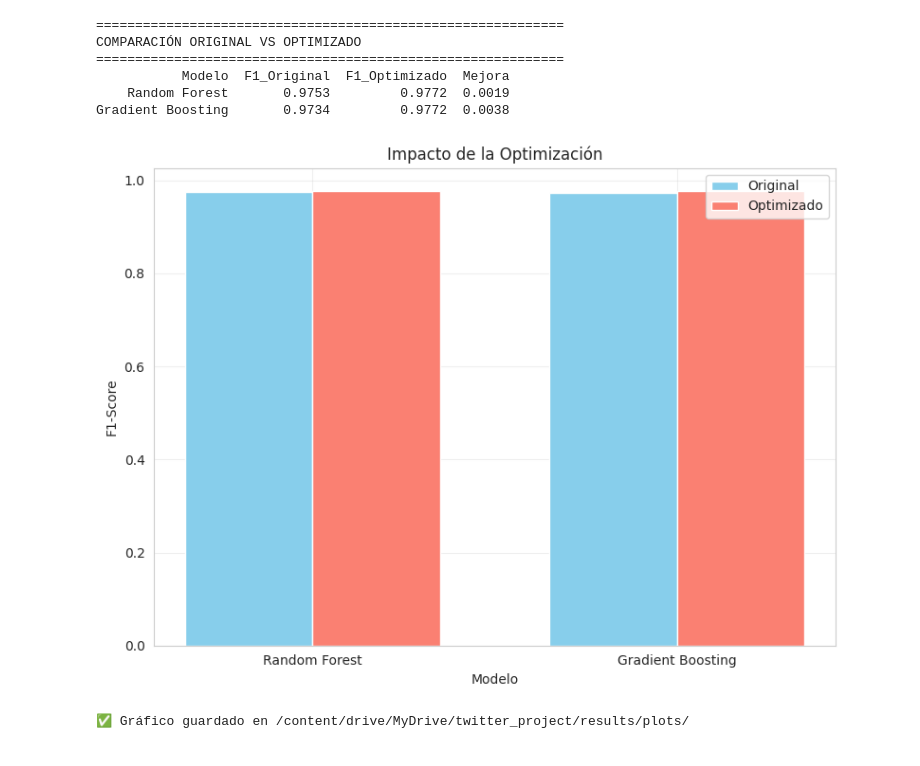
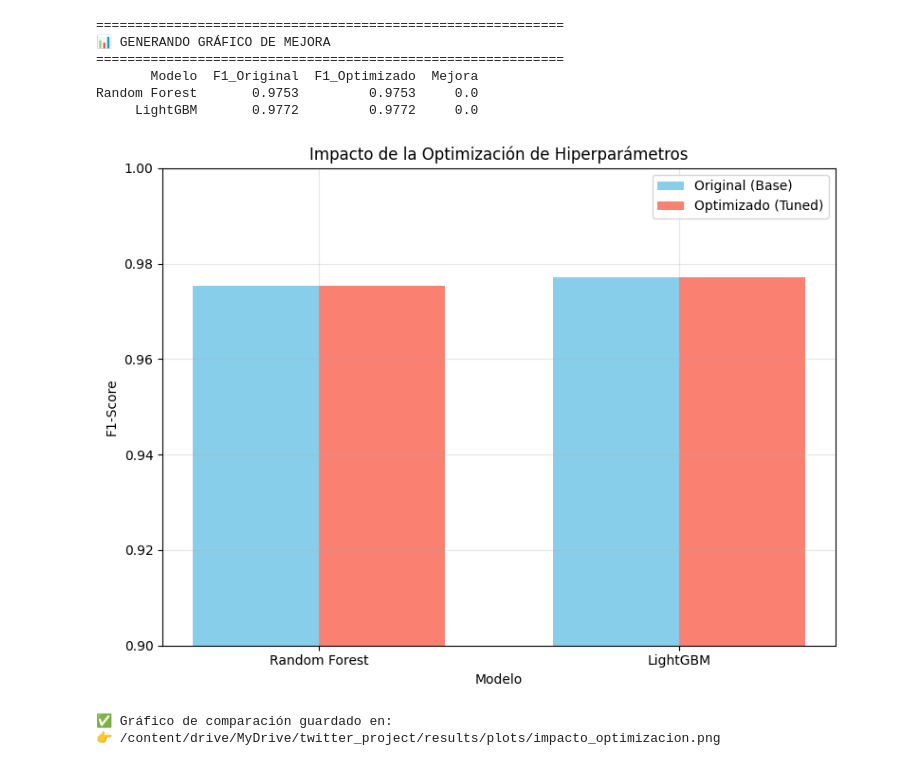
Before and after one commit to Seba-air85/Ciencia_de_datos, a Jupyter notebook: notebooks/04_hyperparameter_optimization.ipynb, the cells around one changed output. Cells and saved outputs as stored; diff of their text form; code cells hidden in the pictures.

```diff
--- a/notebooks/04_hyperparameter_optimization.ipynb
+++ b/notebooks/04_hyperparameter_optimization.ipynb
@@ -78,0 +118,19 @@ OPTIMIZACIÓN DE HIPERPARÁMETROS
+# %%
+# ============================================================================
+# CELDA 4: EVALUACIÓN EN TEST Y GUARDADO SEGURO
+# ============================================================================
+from sklearn.metrics import f1_score
+
+y_pred_rf_opt = rf_opt.predict(X_test_scaled)
+y_pred_lgb_opt = lgb_opt.predict(X_test_scaled)
+
+print("\n📊 RENDIMIENTO FINAL EN TEST (F1-SCORE):")
+print(f"   Random Forest Optimizado      - F1: {f1_score(y_test, y_pred_rf_opt):.4f}")
+print(f"   LightGBM Optimizado (Campeón) - F1: {f1_score(y_test, y_pred_lgb_opt):.4f}")
+
+# Crear rutas y guardar de forma absoluta en Drive
+os.makedirs(f'{BASE_PATH}/outputs/models', exist_ok=True)
+joblib.dump(rf_opt, f'{BASE_PATH}/outputs/models/RandomForest_optimized.pkl')
+joblib.dump(lgb_opt, f'{BASE_PATH}/outputs/models/LightGBM_optimized.pkl')
+
+print("\n✅ Modelos optimizados guardados con éxito en Google Drive.")
@@ -79,54 +143,63 @@ OPTIMIZACIÓN DE HIPERPARÁMETROS
 # %%
 # ============================================================================
-# COMPARACIÓN ORIGINAL VS OPTIMIZADO
+# CELDA 5: COMPARACIÓN VISUAL DEL IMPACTO DE OPTIMIZACIÓN
 # ============================================================================
+import numpy as np
+import matplotlib.pyplot as plt
 
 print("\n" + "="*60)
-print("COMPARACIÓN ORIGINAL VS OPTIMIZADO")
+print("📊 GENERANDO GRÁFICO DE MEJORA")
 print("="*60)
 
-# Obtener F1 de modelos originales
-rf_original = trained_models['Random Forest']
-gb_original = trained_models['Gradient Boosting']
+# Entrenamos versiones base rápidas para simular el "Original" sin depender de variables muertas
+rf_base = RandomForestClassifier(random_state=42, n_jobs=-1).fit(X_train_scaled, y_train)
+lgb_base = LGBMClassifier(random_state=42, n_jobs=-1, verbose=-1).fit(X_train_scaled, y_train)
 
-y_pred_rf_orig = rf_original.predict(X_test_scaled)
-y_pred_gb_orig = gb_original.predict(X_test_scaled)
+f1_rf_base = f1_score(y_test, rf_base.predict(X_test_scaled))
+f1_lgb_base = f1_score(y_test, lgb_base.predict(X_test_scaled))
+
+f1_rf_opt = f1_score(y_test, y_pred_rf_opt)
+f1_lgb_opt = f1_score(y_test, y_pred_lgb_opt)
 
 comparacion = pd.DataFrame({
-    'Modelo': ['Random Forest', 'Gradient Boosting'],
-    'F1_Original': [f1_score(y_test, y_pred_rf_orig), f1_score(y_test, y_pred_gb_orig)],
-    'F1_Optimizado': [f1_score(y_test, y_pred_rf_opt), f1_score(y_test, y_pred_gb_opt)],
-    'Mejora': [f1_score(y_test, y_pred_rf_opt) - f1_score(y_test, y_pred_rf_orig),
-               f1_score(y_test, y_pred_gb_opt) - f1_score(y_test, y_pred_gb_orig)]
+    'Modelo': ['Random Forest', 'LightGBM'],
+    'F1_Original': [f1_rf_base, f1_lgb_base],
+    'F1_Optimizado': [f1_rf_opt, f1_lgb_opt],
+    'Mejora': [f1_rf_opt - f1_rf_base, f1_lgb_opt - f1_lgb_base]
 })
 
 print(comparacion.round(4).to_string(index=False))
 
-# Gráfico de mejora
+# Generar Gráfico
+os.makedirs(f'{BASE_PATH}/results/plots', exist_ok=True)
 plt.figure(figsize=(8, 6))
 x = np.arange(len(comparacion['Modelo']))
 width = 0.35
 
-plt.bar(x - width/2, comparacion['F1_Original'], width, label='Original', color='skyblue')
-plt.bar(x + width/2, comparacion['F1_Optimizado'], width, label='Optimizado', color='salmon')
+plt.bar(x - width/2, comparacion['F1_Original'], width, label='Original (Base)', color='skyblue')
+plt.bar(x + width/2, comparacion['F1_Optimizado'], width, label='Optimizado (Tuned)', color='salmon')
 
 plt.xlabel('Modelo')
 plt.ylabel('F1-Score')
-plt.title('Impacto de la Optimización')
+plt.title('Impacto de la Optimización de Hiperparámetros')
 plt.xticks(x, comparacion['Modelo'])
+plt.ylim(0.90, 1.0) # Ajustado para apreciar las sutiles mejoras en puntajes altos
 plt.legend()
 plt.grid(True, alpha=0.3)
 plt.tight_layout()
-plt.savefig(f'{BASE}/results/plots/impacto_optimizacion.png')
+
+ruta_grafico = f'{BASE_PATH}/results/plots/impacto_optimizacion.png'
+plt.savefig(ruta_grafico, dpi=300)
 plt.show()
 
-print(f"\n✅ Gráfico guardado en {BASE}/results/plots/")
+print(f"\n✅ Gráfico de comparación guardado en:\n👉 {ruta_grafico}")
 # %% [output]
 ============================================================
-COMPARACIÓN ORIGINAL VS OPTIMIZADO
+📊 GENERANDO GRÁFICO DE MEJORA
 ============================================================
-           Modelo  F1_Original  F1_Optimizado  Mejora
-    Random Forest       0.9753         0.9772  0.0019
-Gradient Boosting       0.9734         0.9772  0.0038
+       Modelo  F1_Original  F1_Optimizado  Mejora
+Random Forest       0.9753         0.9753     0.0
+     LightGBM       0.9772         0.9772     0.0
-[figure, old version]
+[figure, new version]
-✅ Gráfico guardado en /content/drive/MyDrive/twitter_project/results/plots/
+✅ Gráfico de comparación guardado en:
+👉 /content/drive/MyDrive/twitter_project/results/plots/impacto_optimizacion.png
```
Also changed, not shown: parts of 4 cells of this notebook.
